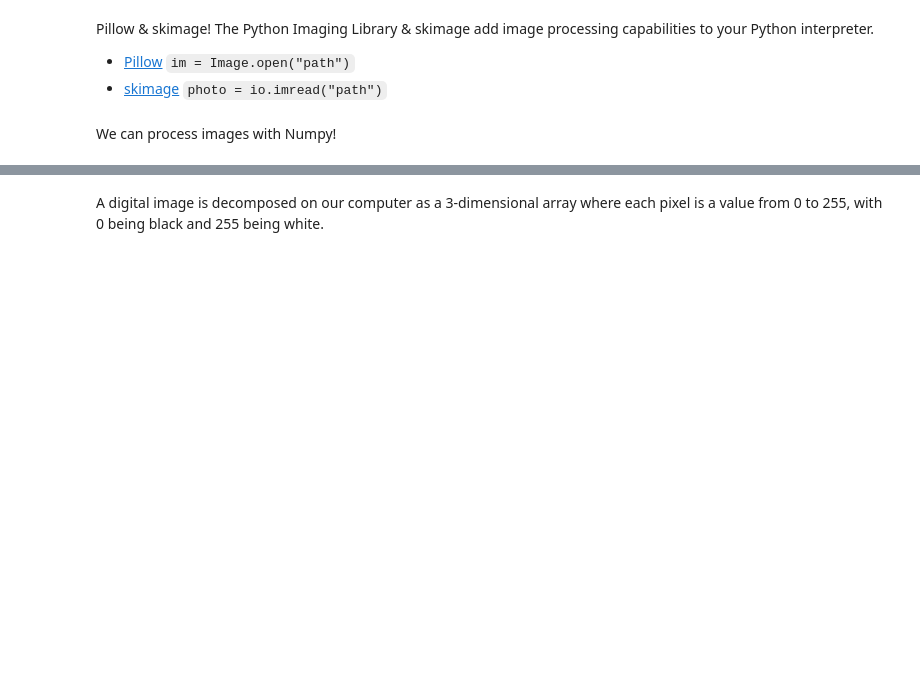
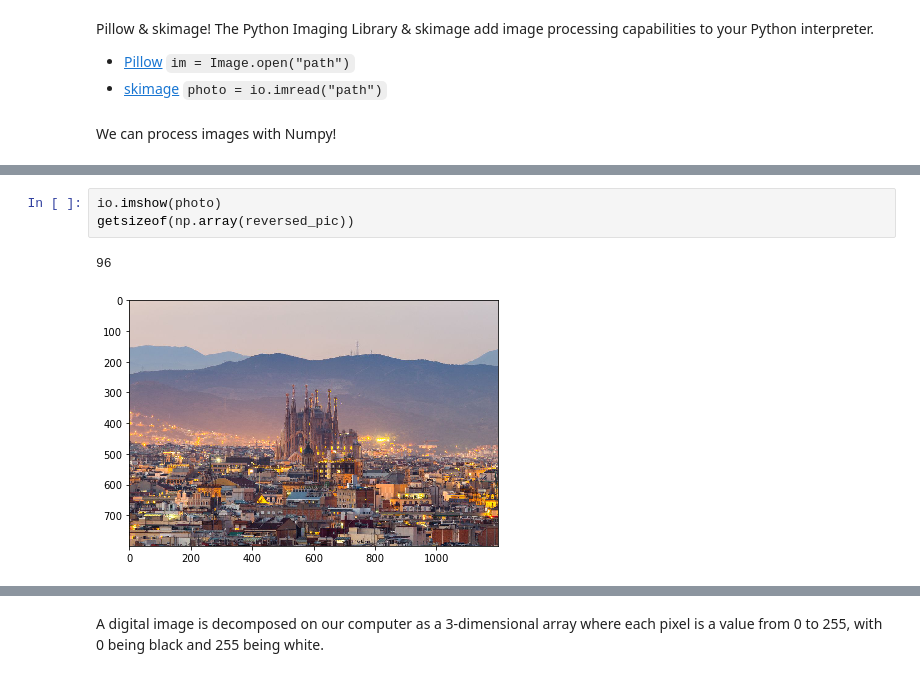
Before and after one commit to Peter-Berna/lectures, a Jupyter notebook: week-2/2-intro-numpy.ipynb, the cells around one changed output, grey strips where cells are left out. Drawn from its saved outputs; the diff is of its cells as text; blank space fills up the shorter version.

```diff
--- a/week-2/2-intro-numpy.ipynb
+++ b/week-2/2-intro-numpy.ipynb
@@ -148,0 +788,6 @@ We can process images with Numpy!
+# %%
+io.imshow(photo)
+getsizeof(np.array(reversed_pic))
+# %% [output]
+96
+[figure, added]
```
Also changed, not shown: parts of 127 cells of this notebook.
